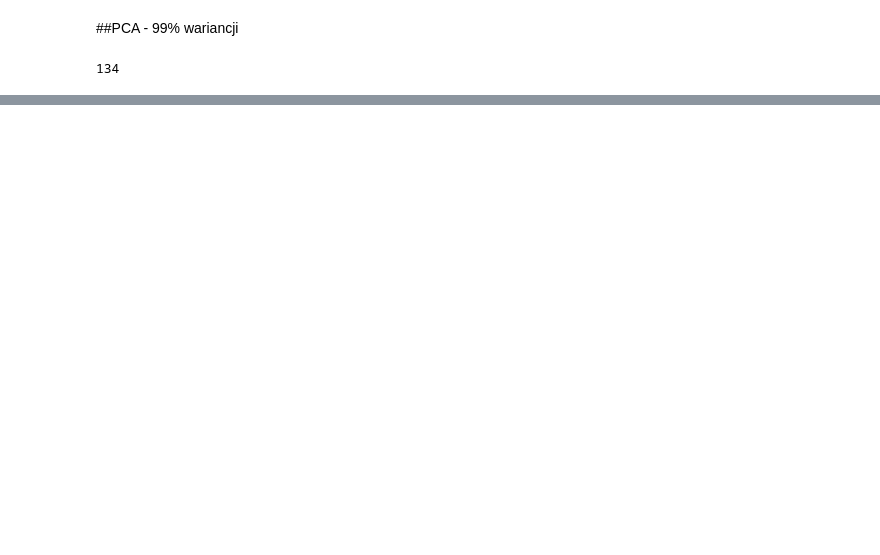
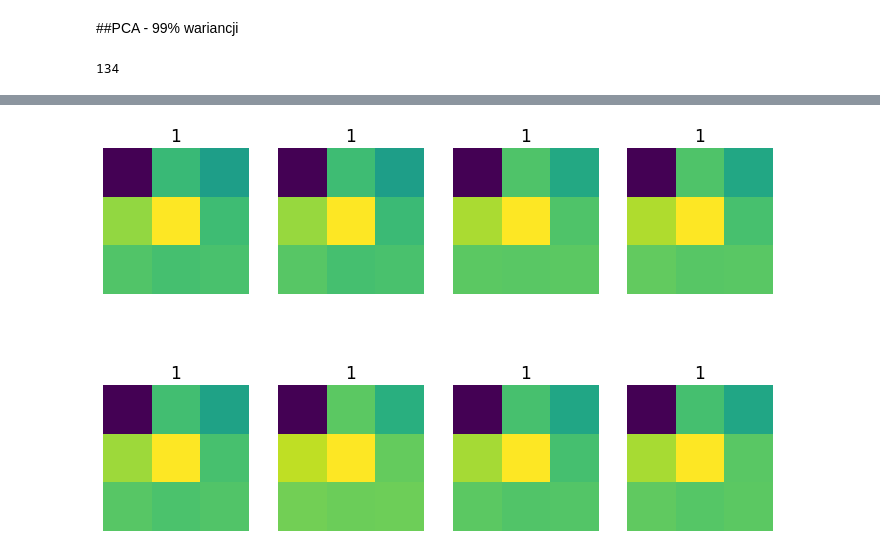
Before and after one commit to PsorTheDoctor/microarray-data, a Jupyter notebook: notebooks/microarray_pca.ipynb, the cells around one changed output, grey strips where cells are left out. Cells and saved outputs as stored; diff of their text form; code cells hidden in the pictures; blank space fills up the shorter version.

```diff
--- a/notebooks/microarray_pca.ipynb
+++ b/notebooks/microarray_pca.ipynb
@@ -181,3 +183,28 @@ fig = go.Figure(data=[go.Bar(x=results['component'], y=results['explained_varian
 fig.show()
 # %% [output]
 [interactive output not drawn]
+# %%
+def pca(images):
+  dataset_length = images.shape[0]
+  w = images.shape[1]
+  h = images.shape[2]
+
+  images = np.array(images).reshape((dataset_length, w * h))
+
+  # 9 komponentów "trzymają" 94.7% wariancji
+  pca = PCA(n_components=9)
+  X = pca.fit_transform(images)
+
+  return X.reshape(dataset_length, 3, 3)
+# %%
+X = pca(X_train)
+# %%
+plt.figure(figsize=(12, 8))
+for i in range(8):
+  plt.subplot(240 + i + 1)
+  plt.imshow(X[i], cmap='viridis')
+  plt.title(int(y[i]), color='black', fontsize=17)
+  plt.axis('off')
+plt.show()
+# %% [output]
+[figure, added]
```
Also changed, not shown: parts of 2 cells of this notebook.
